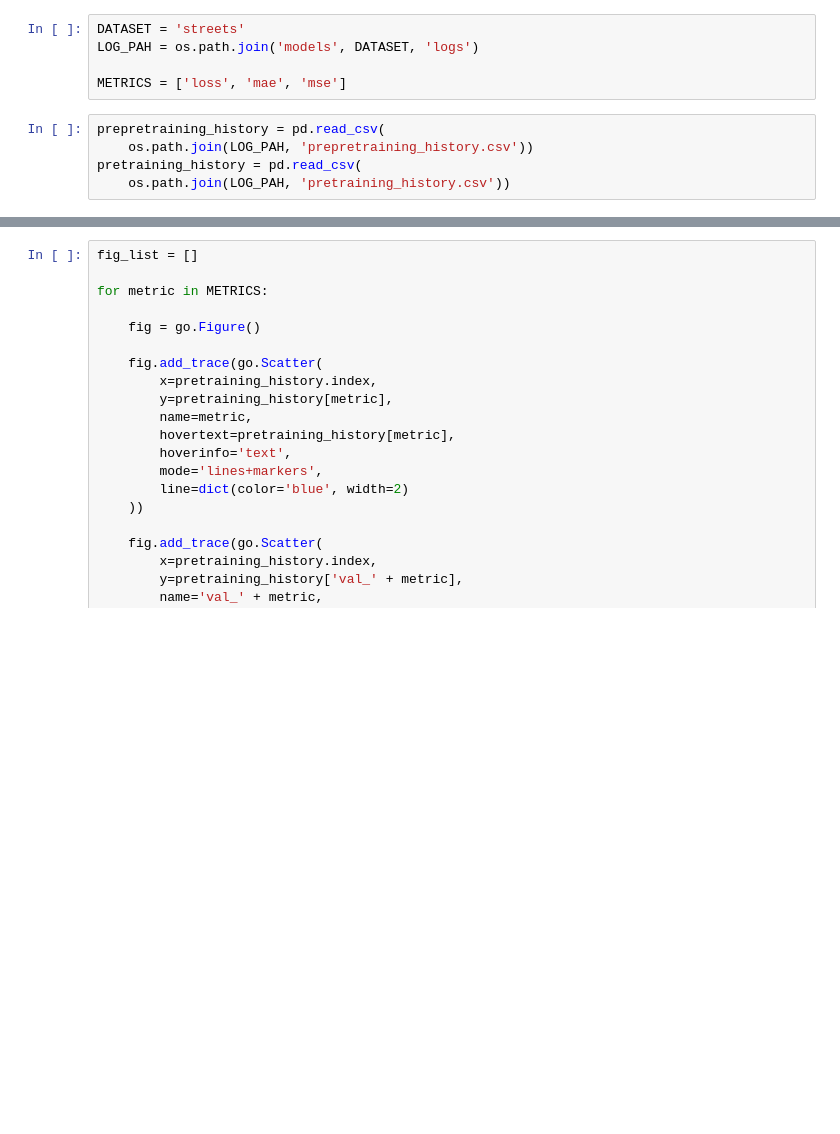
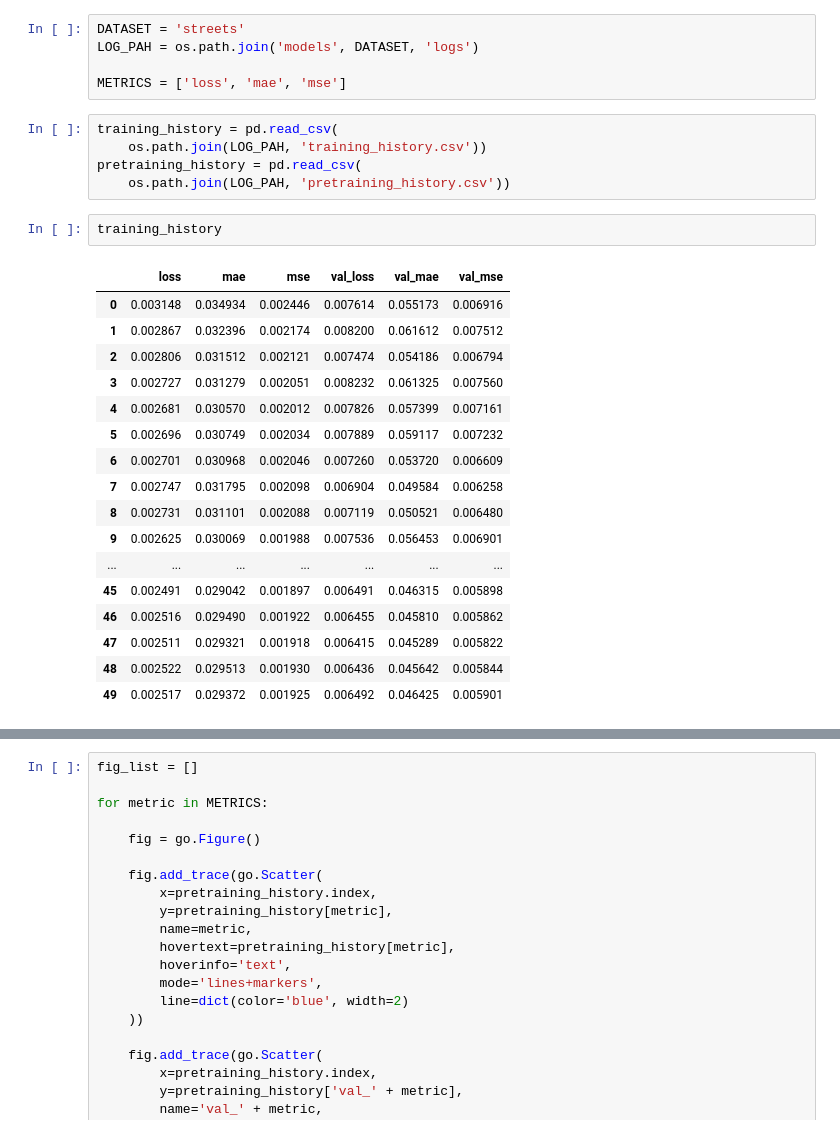
Before and after one commit to alexsandercaac/img-complexity-cae, a Jupyter notebook: notebooks/training_logs_analysis.ipynb, the cells around one changed output, grey strips where cells are left out. Saved outputs shown, nothing was run; the diff lists cells and outputs as text; blank space fills up the shorter version.

Commit message:
Updated training logs visualisation notebook

```diff
--- a/notebooks/training_logs_analysis.ipynb
+++ b/notebooks/training_logs_analysis.ipynb
@@ -11,7 +11,27 @@ LOG_PAH = os.path.join('models', DATASET, 'logs')
 
 METRICS = ['loss', 'mae', 'mse']
 # %%
-prepretraining_history = pd.read_csv(
-    os.path.join(LOG_PAH, 'prepretraining_history.csv'))
+training_history = pd.read_csv(
+    os.path.join(LOG_PAH, 'training_history.csv'))
 pretraining_history = pd.read_csv(
     os.path.join(LOG_PAH, 'pretraining_history.csv'))
+# %%
+training_history
+# %% [output]
+|  | loss | mae | mse | val_loss | val_mae | val_mse |
+| 0 | 0.003148 | 0.034934 | 0.002446 | 0.007614 | 0.055173 | 0.006916 |
+| 1 | 0.002867 | 0.032396 | 0.002174 | 0.008200 | 0.061612 | 0.007512 |
+| 2 | 0.002806 | 0.031512 | 0.002121 | 0.007474 | 0.054186 | 0.006794 |
+| 3 | 0.002727 | 0.031279 | 0.002051 | 0.008232 | 0.061325 | 0.007560 |
+| 4 | 0.002681 | 0.030570 | 0.002012 | 0.007826 | 0.057399 | 0.007161 |
+| 5 | 0.002696 | 0.030749 | 0.002034 | 0.007889 | 0.059117 | 0.007232 |
+| 6 | 0.002701 | 0.030968 | 0.002046 | 0.007260 | 0.053720 | 0.006609 |
+| 7 | 0.002747 | 0.031795 | 0.002098 | 0.006904 | 0.049584 | 0.006258 |
+| 8 | 0.002731 | 0.031101 | 0.002088 | 0.007119 | 0.050521 | 0.006480 |
+| 9 | 0.002625 | 0.030069 | 0.001988 | 0.007536 | 0.056453 | 0.006901 |
+| ... | ... | ... | ... | ... | ... | ... |
+| 45 | 0.002491 | 0.029042 | 0.001897 | 0.006491 | 0.046315 | 0.005898 |
+| 46 | 0.002516 | 0.029490 | 0.001922 | 0.006455 | 0.045810 | 0.005862 |
+| 47 | 0.002511 | 0.029321 | 0.001918 | 0.006415 | 0.045289 | 0.005822 |
+| 48 | 0.002522 | 0.029513 | 0.001930 | 0.006436 | 0.045642 | 0.005844 |
+| 49 | 0.002517 | 0.029372 | 0.001925 | 0.006492 | 0.046425 | 0.005901 |
```
Also changed, not shown: parts of 4 cells of this notebook.
